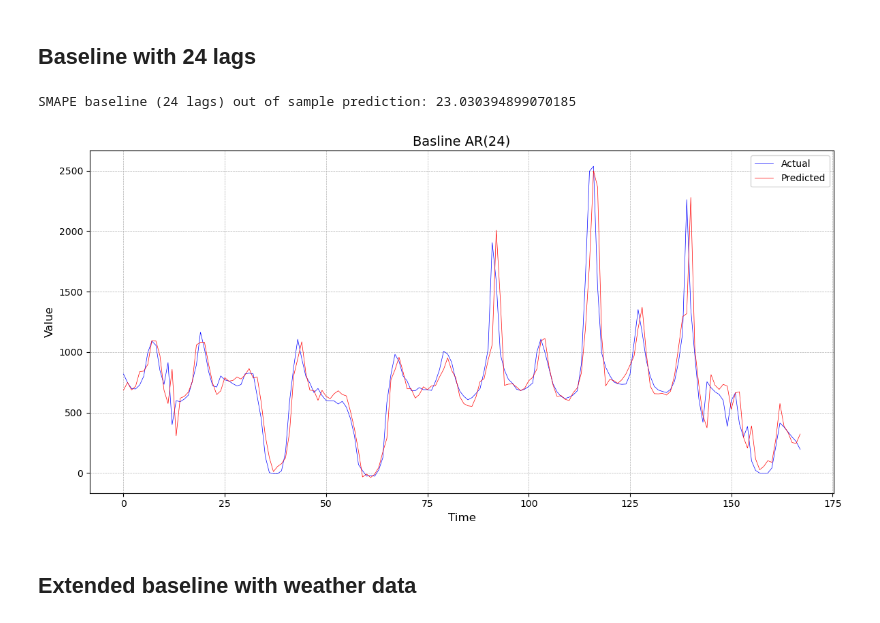
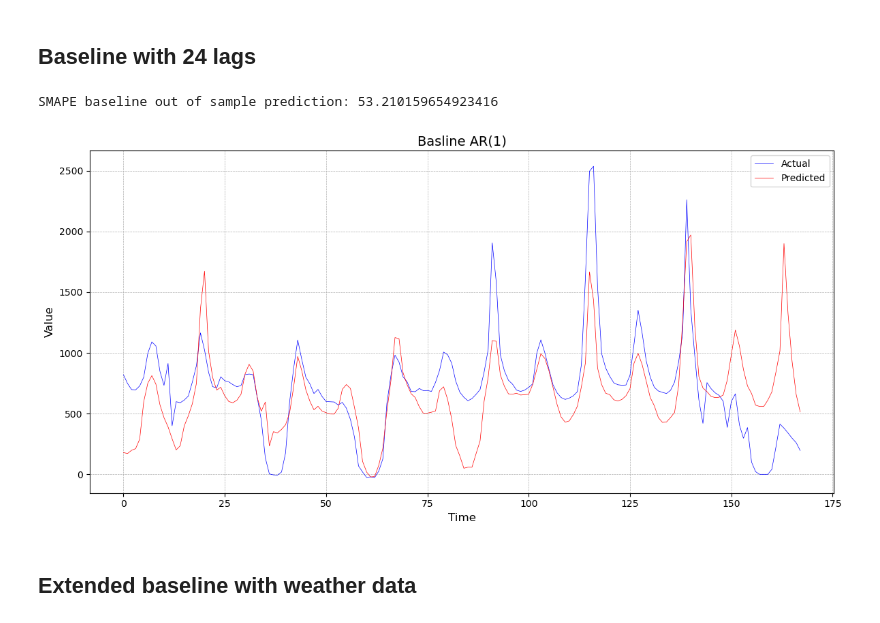
Before and after one commit to peterravn/Seminar-Adv-Finance, a Jupyter notebook: 4. Standard AR model.ipynb, the cells around one changed output. Cells and saved outputs as stored; diff of their text form; code cells hidden in the pictures.

```diff
--- a/4. Standard AR model.ipynb
+++ b/4. Standard AR model.ipynb
@@ -17,7 +17,13 @@ data = pd.read_csv('Data/non_nan_data.csv')
 data = data.drop(['sun_mean', 'wind_mean', 'temp_mean', 'DK1_spot'], axis=1)
 
 cols_to_lag = [col for col in data.columns if col.startswith('sun_') or col.startswith('temp_') or col.startswith('wind_')]
-data[cols_to_lag] = data[cols_to_lag].shift(1)
+data[cols_to_lag] = data[cols_to_lag].shift(24)
+
+lags_list = [24, 48, 72, 96, 120, 144, 168]
+
+# Create columns with DK1_spot 24 hours lagged
+for i in lags_list:
+    data[f'DK2_spot_lag_{i}'] = data['DK2_spot'].shift(i)
 
 data = data.dropna()
 
@@ -29,8 +35,11 @@ data_test = data[data['DATE'] >= '2023-01-01'].drop(['DATE'], axis=1).to_numpy()
 y_train = data_train[:, 0].reshape(-1, 1)
 y_test = data_test[:, 0].reshape(-1, 1)
 
-weather_train = data_train[:, 1:]
-weather_test = data_test[:, 1:]
+weather_train = data_train[:, 1:-len(lags_list)]
+weather_test = data_test[:, 1:-len(lags_list)]
+
+lags_train = data_train[:, -len(lags_list):]
+lags_test = data_test[:, -len(lags_list):]
 
 hour_dummies_train = sdummy(len(data_train), 24)
 hour_dummies_test = sdummy(len(data_test), 24)
@@ -70,35 +87,28 @@ SMAPE baseline out of sample prediction: 23.7269229925503
 # %% [markdown]
 ## Baseline with 24 lags
 # %%
-p = 24
-
+p = 0
 
 con = 0
 tr = 0
-exog = 0
-# exog = weather
+exog = lags_train
+# exog = weather_train
 # exog = hour_dummies_train
 # exog = all_train
 
 Beta, SEbeta, _, Pvalue, tratioBeta, res_baseline, _, _, aiccrit, hqccrit, siccrit = VARlsExog(y_train, p, con, tr, exog)
 
-# # Collect beta, SEbeta and tratioBeta in a single dataframe
-results = pd.DataFrame()
-results['Beta'] = Beta.reshape(-1, order='F')
 
-
-X_test = np.column_stack([lagmatrix(y_test, p)])
-
-y_pred = X_test @ Beta
+y_pred = lags_test @ Beta
 
 smape_baseline = smape(y_test[p::], y_pred[p::])
 
-print(f'SMAPE baseline (24 lags) out of sample prediction: {smape_baseline}')
+print(f'SMAPE baseline out of sample prediction: {smape_baseline}')
 
-plot_actual_vs_predicted(y_test, y_pred, "Basline AR(24)")
+plot_actual_vs_predicted(y_test, y_pred, "Basline AR(1)")
 # %% [output]
-SMAPE baseline (24 lags) out of sample prediction: 23.030394899070185
+SMAPE baseline out of sample prediction: 53.210159654923416
-[figure, old version]
+[figure, new version]
 # %% [markdown]
 ## Extended baseline with weather data
 # %%
```
Also changed, not shown: parts of 3 cells of this notebook, 1 other file.
